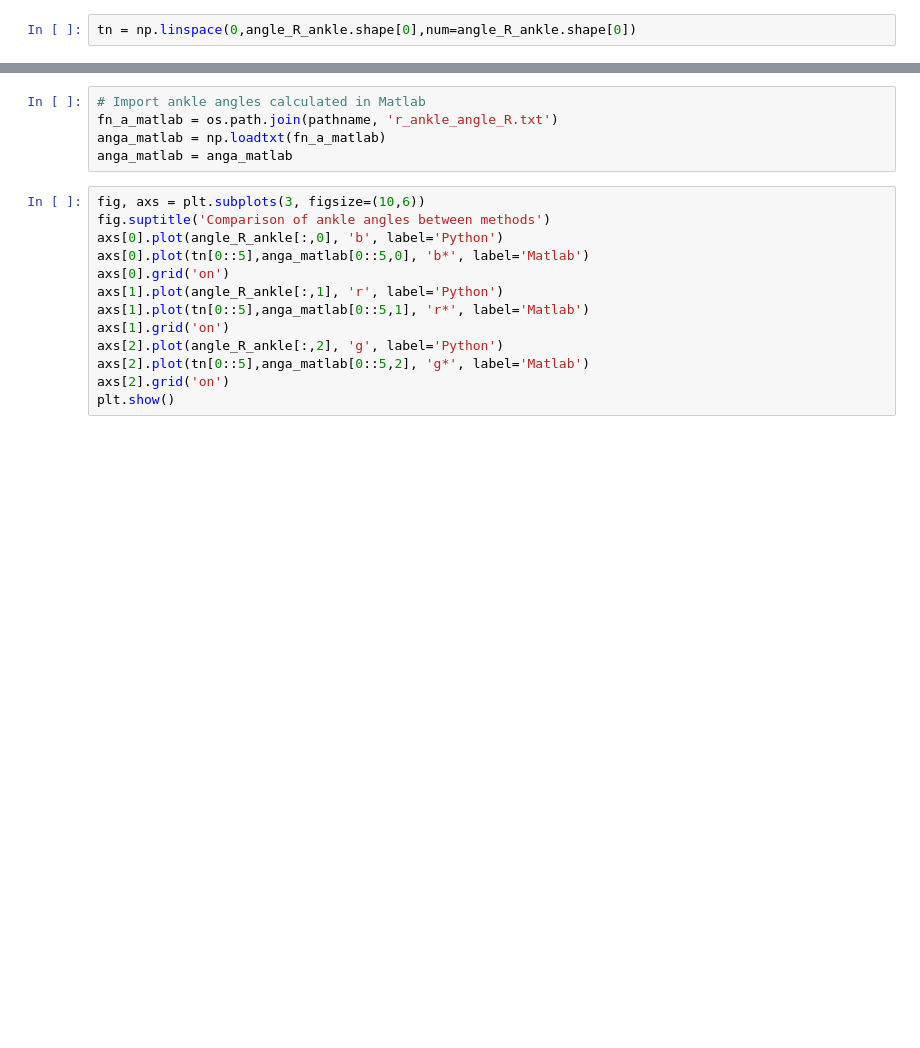
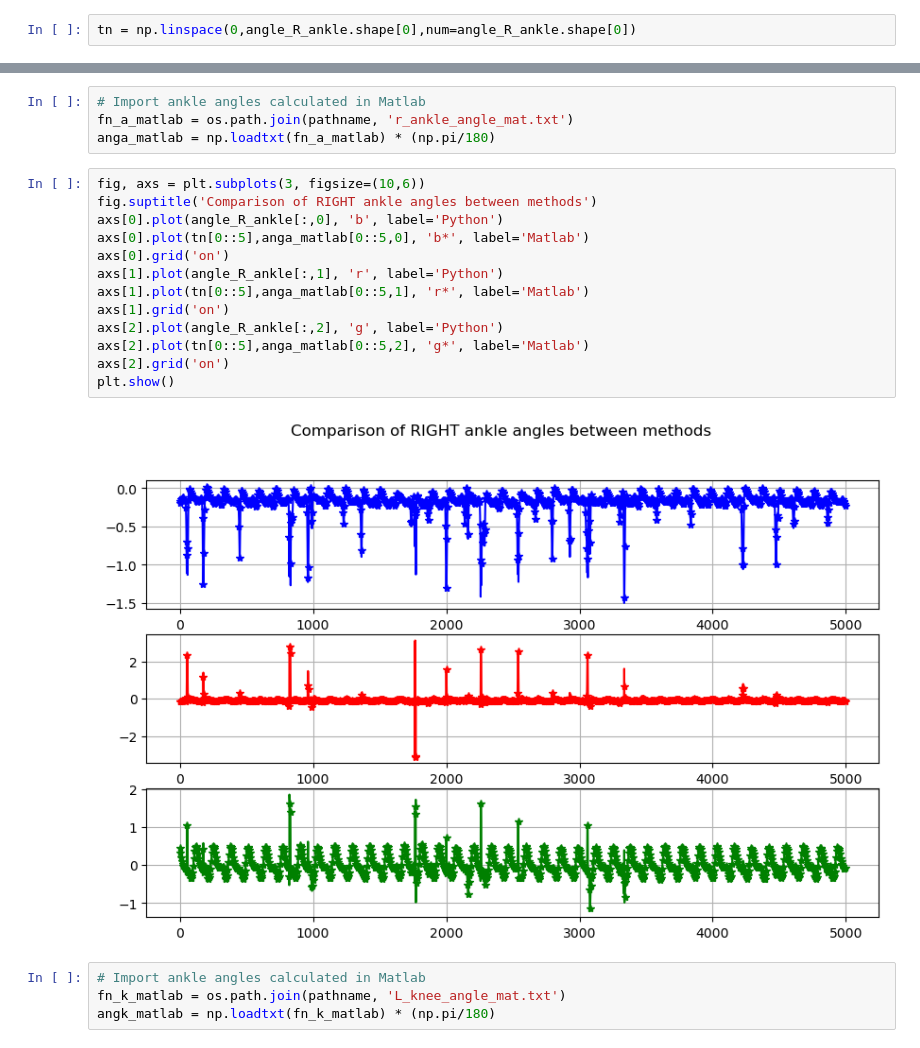
Before and after one commit to regifukuchi/BMC-RIC-running-biomechanics, a Jupyter notebook: notebooks/RIC_RBDS_debugg_join_ang.ipynb, the cells around one changed output, grey strips where cells are left out. Cells and saved outputs as stored; diff of their text form; blank space fills up the shorter version.

```diff
--- a/notebooks/RIC_RBDS_debugg_join_ang.ipynb
+++ b/notebooks/RIC_RBDS_debugg_join_ang.ipynb
@@ -686,18 +900,23 @@ plt.show()
 # %%
 # Import ankle angles calculated in Matlab
-fn_a_matlab = os.path.join(pathname, 'r_ankle_angle_R.txt')
-anga_matlab = np.loadtxt(fn_a_matlab)
-anga_matlab = anga_matlab
+fn_a_matlab = os.path.join(pathname, 'r_ankle_angle_mat.txt')
+anga_matlab = np.loadtxt(fn_a_matlab) * (np.pi/180)
 # %%
 fig, axs = plt.subplots(3, figsize=(10,6))
-fig.suptitle('Comparison of ankle angles between methods')
+fig.suptitle('Comparison of RIGHT ankle angles between methods')
 axs[0].plot(angle_R_ankle[:,0], 'b', label='Python')
 axs[0].plot(tn[0::5],anga_matlab[0::5,0], 'b*', label='Matlab')
 axs[0].grid('on')
 axs[1].plot(angle_R_ankle[:,1], 'r', label='Python')
 axs[1].plot(tn[0::5],anga_matlab[0::5,1], 'r*', label='Matlab')
 axs[1].grid('on')
 axs[2].plot(angle_R_ankle[:,2], 'g', label='Python')
 axs[2].plot(tn[0::5],anga_matlab[0::5,2], 'g*', label='Matlab')
 axs[2].grid('on')
 plt.show()
+# %% [output]
+[figure, added]
+# %%
+# Import ankle angles calculated in Matlab
+fn_k_matlab = os.path.join(pathname, 'L_knee_angle_mat.txt')
+angk_matlab = np.loadtxt(fn_k_matlab) * (np.pi/180)
```
Also changed, not shown: parts of 39 cells of this notebook, 17 other files.
